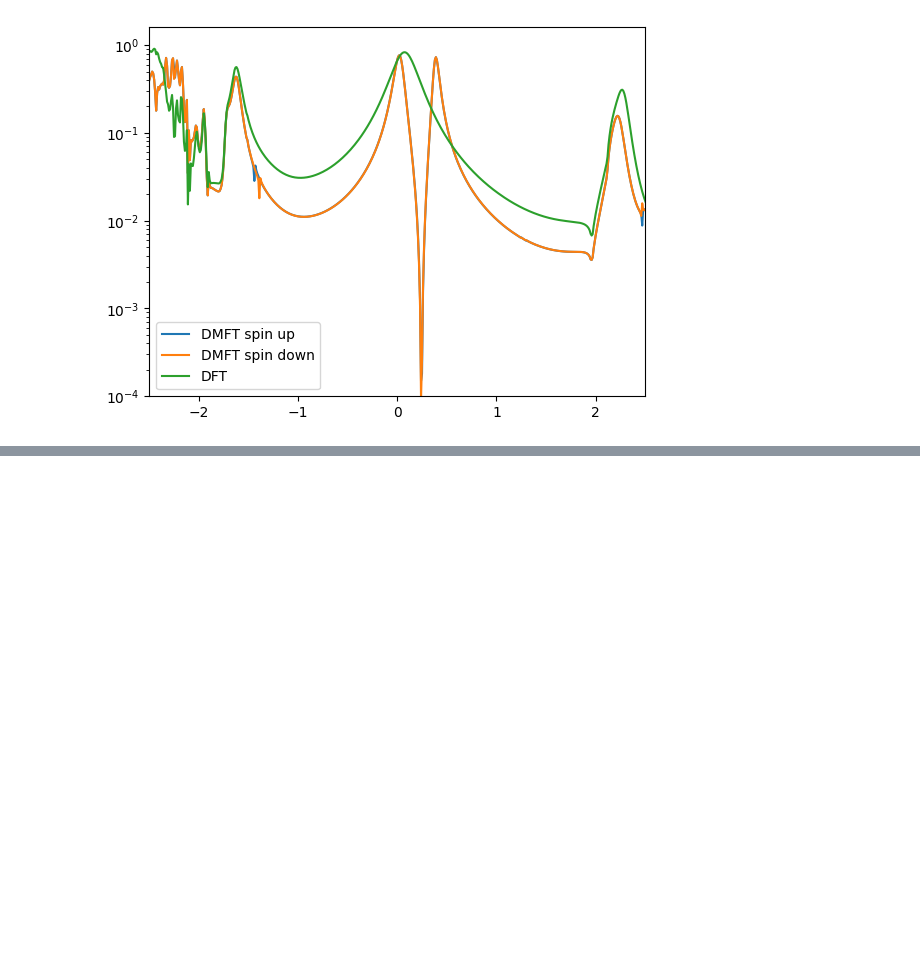
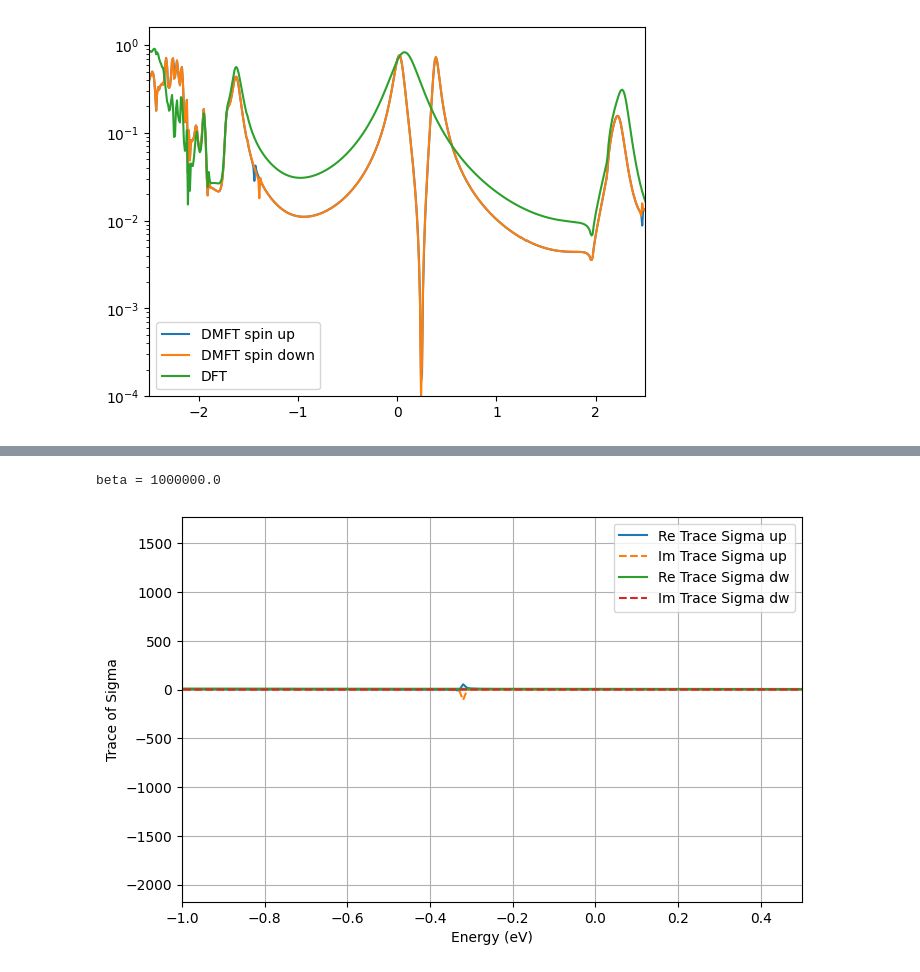
Before and after one commit to aj0337/qtpyt-tests, a Jupyter notebook: pentadienyl/notebooks/analysis.ipynb, the cells around one changed output, grey strips where cells are left out. Cells and saved outputs as stored; diff of their text form; code cells hidden in the pictures; blank space fills up the shorter version.

```diff
--- a/pentadienyl/notebooks/analysis.ipynb
+++ b/pentadienyl/notebooks/analysis.ipynb
@@ -39,0 +53,33 @@ plt.ylim(bottom=1e-4)
+# %%
+traces = []
+nspin = 2
+betas = [1000000.0]#[70.0,1000.0,1500.0]#,2000.0,2500.0]
+de = 0.01
+energies = np.arange(-3, 3 + de / 2.0, de).round(7)
+for beta in betas:
+    print(f"beta = {beta}")
+    data_folder = f"output/lowdin/beta_{beta}"
+    output_folder = f"{data_folder}/dmft/spin"
+    for spin in range(nspin):
+        suffix = ["up", "dw"][spin]
+        sigma = np.load(f"{output_folder}/sigma_dmft_{suffix}.npy")
+        trace = np.trace(sigma, axis1=1, axis2=2)
+        traces.append(trace)
+
+    # Plotting
+    plt.figure(figsize=(8, 5))
+    for spin in range(nspin):
+        suffix = ["up", "dw"][spin]
+        plt.plot(energies, traces[spin].real, label=f"Re Trace Sigma {suffix}")
+        plt.plot(energies, traces[spin].imag, '--', label=f"Im Trace Sigma {suffix}")
+
+    plt.xlabel("Energy (eV)")
+    plt.ylabel("Trace of Sigma")
+    plt.legend()
+    plt.grid()
+    plt.xlim(-1,0.5)
+    # plt.ylim(-5,2)
+    plt.show()
+# %% [output]
+beta = 1000000.0
+[figure, added]
```
Also changed, not shown: parts of 4 cells of this notebook, 15 other files.
